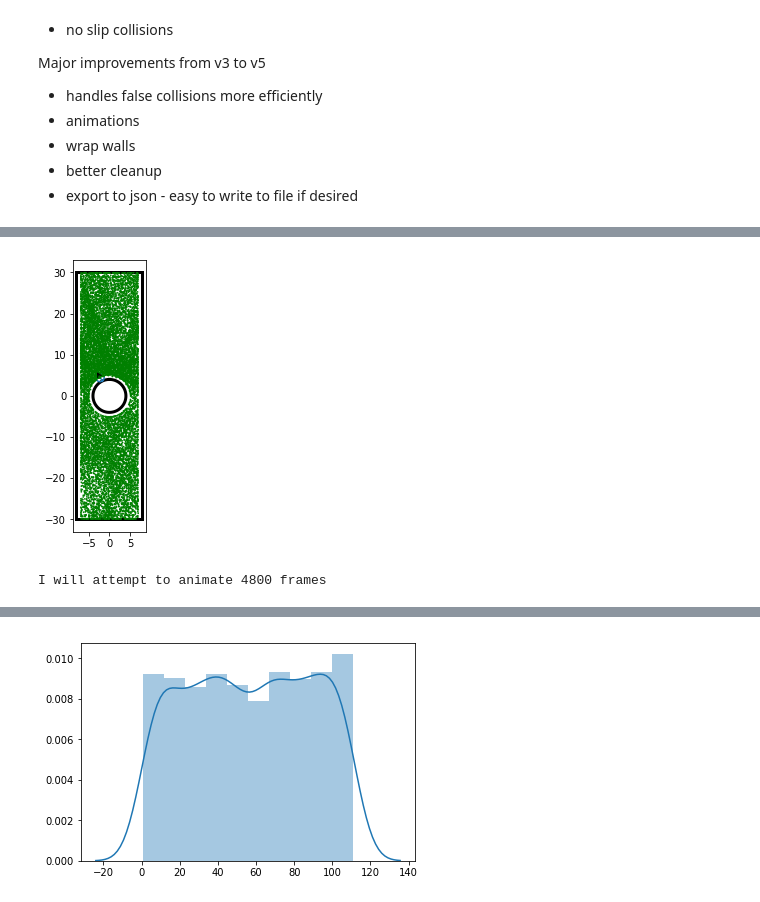
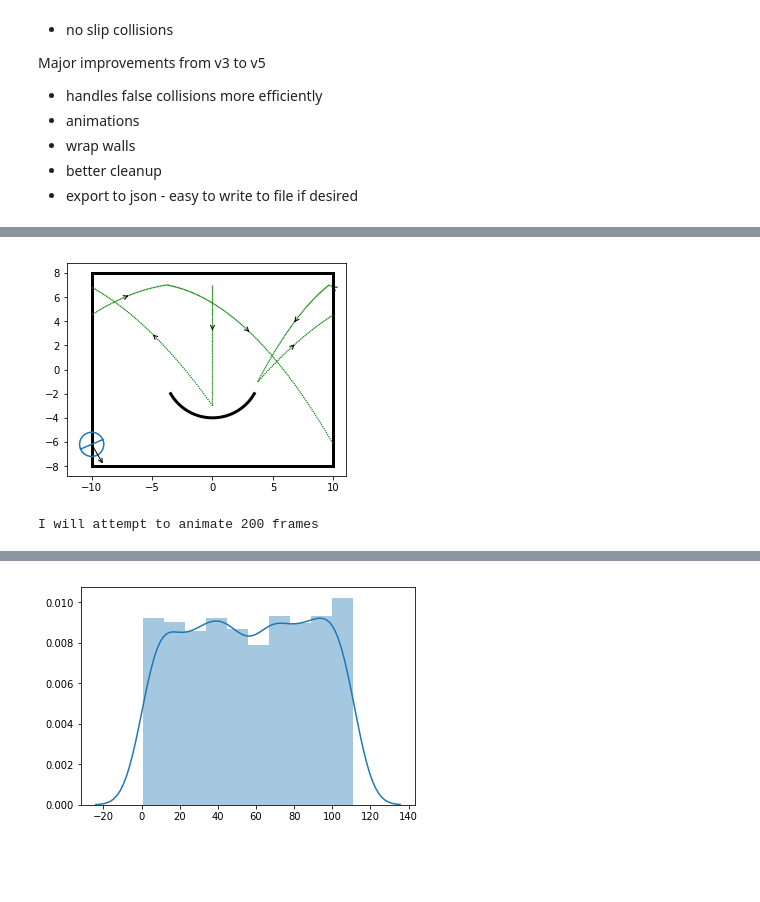
Before and after one commit to npetela/REU_2019, a Jupyter notebook: main_v7.ipynb, the cells around one changed output, grey strips where cells are left out. Drawn from its saved outputs; the diff is of its cells as text; code cells hidden in the pictures; blank space fills up the shorter version.

```diff
--- a/main_v7.ipynb
+++ b/main_v7.ipynb
@@ -997,5 +1090,5 @@ Wall time: 15.7 s
 # %%
-## Force
+## No-Slip Law
 np.seterr(all='raise')  # stops program when "warnings" occur.  Default is to continue, but this option makes debugging easier
 np.random.seed(5)  # produces the same thing every thing - easier for debugging
 
@@ -1003,60 +1096,58 @@ steps = 1000
 dim = 2
 
 channel_radius = 8
-channel_length = 30
+channel_length = 10
 
 
 ######### Make particle #########
-part = Particle(radius=1.0, force = [0.0, -3.0], save=True)
+part = Particle(radius=1.0, force = [0.0,-0.3], save=True)
+
 
 
 ######### Make walls #########
 Walls = []
 
-new_wall = FlatWall(base=[channel_radius,0], normal=[1,0], radius=channel_length, collision_law='no_slip')
+new_wall = FlatWall(base=[0,channel_radius], normal=[0,1], radius=channel_length, collision_law='no_slip')
 Walls.append(new_wall)
 
-
-new_wall = FlatWall(base=[-channel_radius,0], normal=[-1,0], radius=channel_length, collision_law='no_slip')
+new_wall = FlatWall(base=[0,-channel_radius], normal=[0,-1], radius=channel_length, collision_law='no_slip')
 Walls.append(new_wall)
 
-
-new_wall = FlatWall(base=[0,channel_length], normal=[0,1], radius=channel_radius, collision_law='wrap',
+new_wall = FlatWall(base=[channel_length,0], normal=[1,0], radius=channel_radius, collision_law='wrap',
                     wrap_wall_idx=3, hard=False, flip_pos=True, flip_vel=True)
 Walls.append(new_wall)
 
-
-new_wall = FlatWall(base=[0,-channel_length], normal=[0,-1], radius=channel_radius, collision_law='wrap',
+new_wall = FlatWall(base=[-channel_length,0], normal=[-1,0], radius=channel_radius, collision_law='wrap',
                     wrap_wall_idx=2, hard=False, flip_pos=True, flip_vel=True)
 Walls.append(new_wall)
 
-
 scatterer_radius = 4
-new_wall = SphereWall(base=[0.0, 0.0], radius=scatterer_radius, max_polar_angle = np.pi, outside=True,
+new_wall = SphereWall(base=[0.0, 0.0], radius=scatterer_radius, max_polar_angle = np.pi/3,
                       north=[0,-1], collision_law='no_slip')
 Walls.append(new_wall)
 
 
 ######### Initialize Particle #########
 start_wall_idx = 0
 part.wall_idx = start_wall_idx
 start_wall = Walls[start_wall_idx]
 part.pos = start_wall.base - start_wall.normal * part.radius
-part.vel = np.array([-4.0, 10.0])
+part.vel = np.array([0.0, -1])
 part.spin = 2.0
+
 
 
 ######### Run it #########
 run(part, Walls)
 
 
 ######### Draw history #########
-ax = draw(part, stop_step=1000)
+ax = draw(part, step_count=10)
 plt.show()
 
 ######### Animate #########
-%time part, anim = animate(part, movie_time=120, frame_rate=40, show_trails=True, save=True)
+%time part, anim = animate(part, movie_time=5, show_trails=True, save=True)
 # %% [output]
-[figure, old version]
+[figure, new version]
-I will attempt to animate 4800 frames
+I will attempt to animate 200 frames
 [interactive output not drawn]
```
Also changed, not shown: parts of 12 cells of this notebook.
